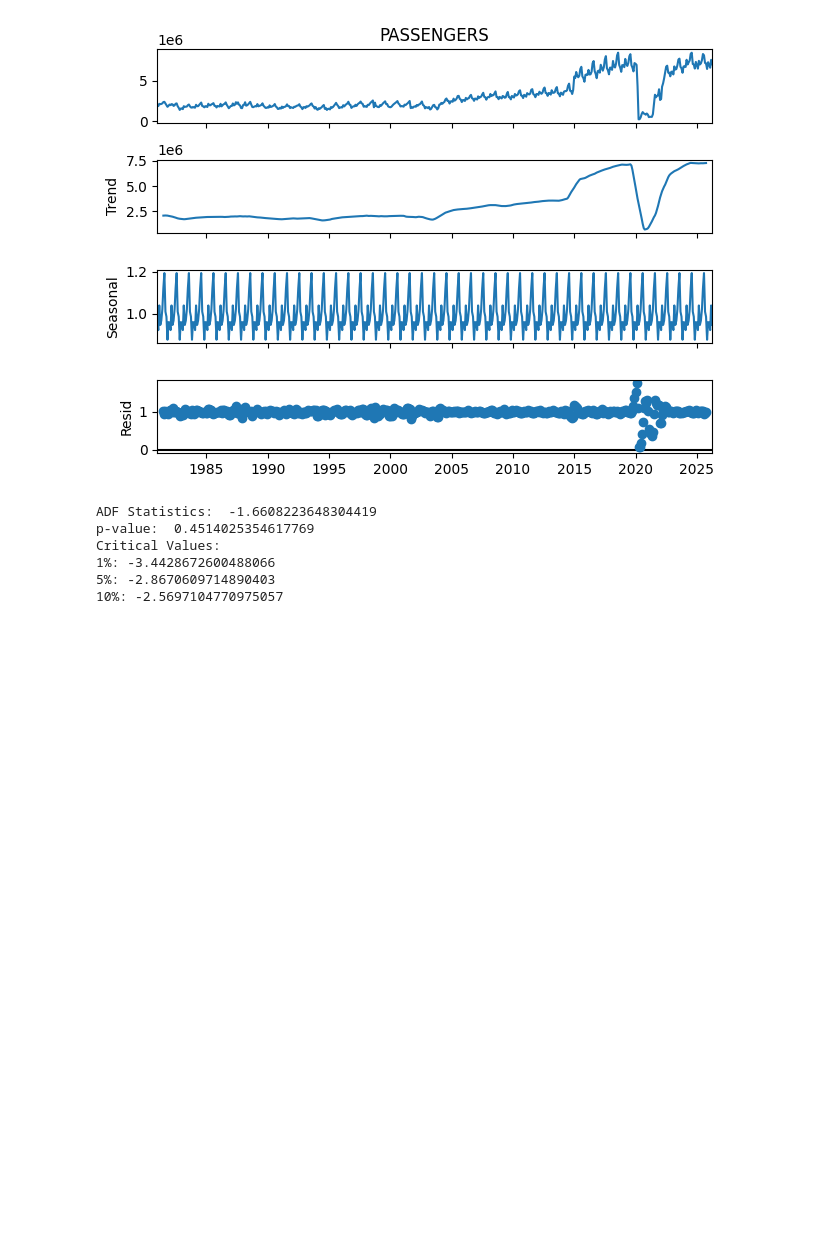
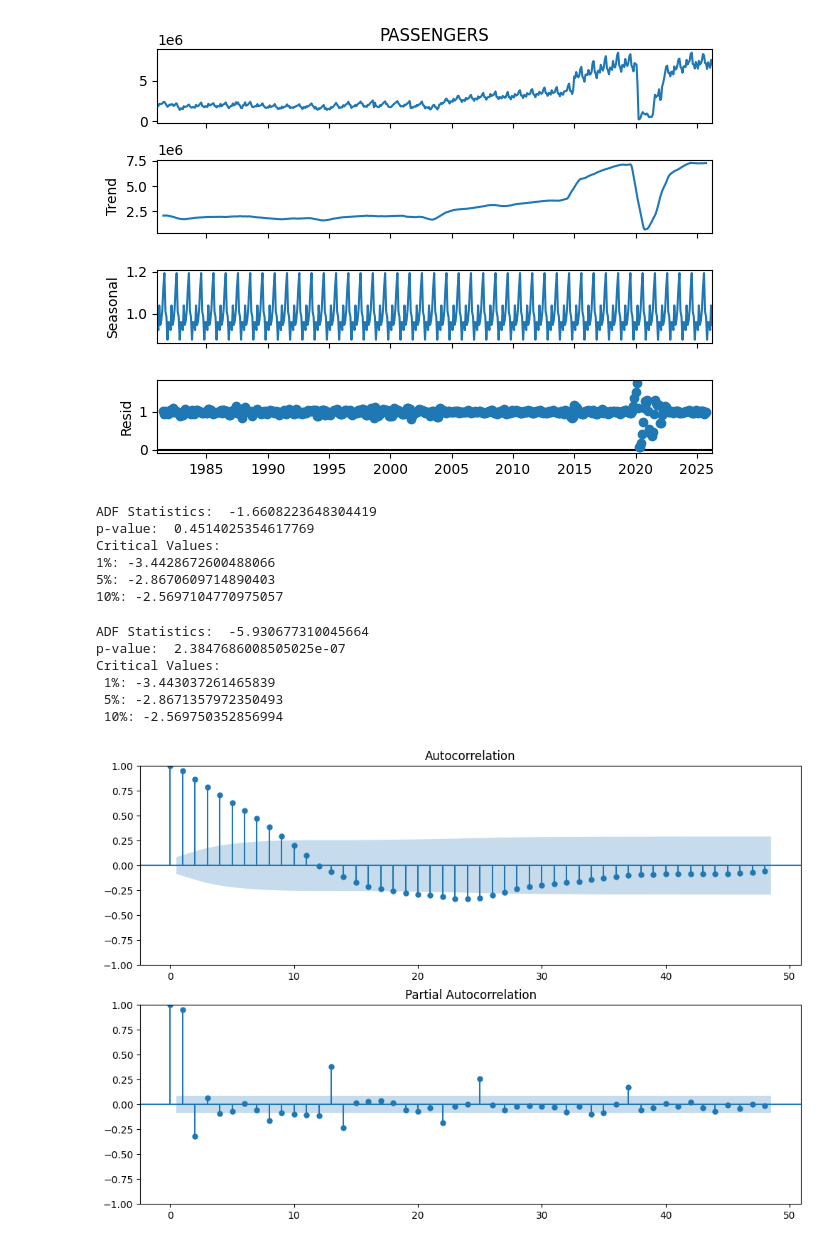
Before and after one commit to ajinikhil/air_passenger_forecasting, a Jupyter notebook: script/automated_forecasting.ipynb, the cells around one changed output. Drawn from its saved outputs; the diff is of its cells as text; code cells hidden in the pictures; blank space fills up the shorter version.

```diff
--- a/script/automated_forecasting.ipynb
+++ b/script/automated_forecasting.ipynb
@@ -239,3 +239,20 @@ Critical Values:
 1%: -3.4428672600488066
 5%: -2.8670609714890403
 10%: -2.5697104770975057
+# %%
+df_sesnl = df["PASSENGERS"].diff(12).dropna()
+# %%
+adf_result = adfuller(df_sesnl)
+
+print("ADF Statistics: ", adf_result[0])
+print("p-value: ", adf_result[1])
+print("Critical Values: ")
+for key, value in adf_result[4].items():
+    print(f" {key}: {value}")
+# %% [output]
+ADF Statistics:  -5.930677310045664
+p-value:  2.3847686008505025e-07
+Critical Values:
+ 1%: -3.443037261465839
+ 5%: -2.8671357972350493
+ 10%: -2.569750352856994
@@ -241,0 +261,7 @@ Critical Values:
+# %%
+fig, ax = plt.subplots(2, 1, figsize=(12, 8))
+plot_acf(df_sesnl, lags=48, ax=ax[0])
+plot_pacf(df_sesnl, lags=48, ax=ax[1])
+fig.show()
+# %% [output]
+[figure, added]
```
Also changed, not shown: parts of 24 cells of this notebook.
